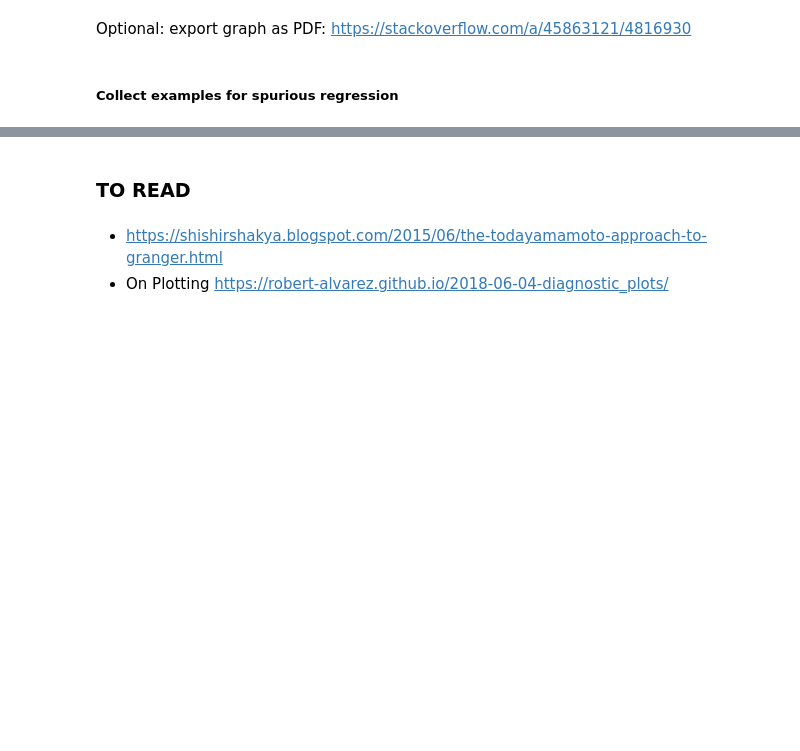
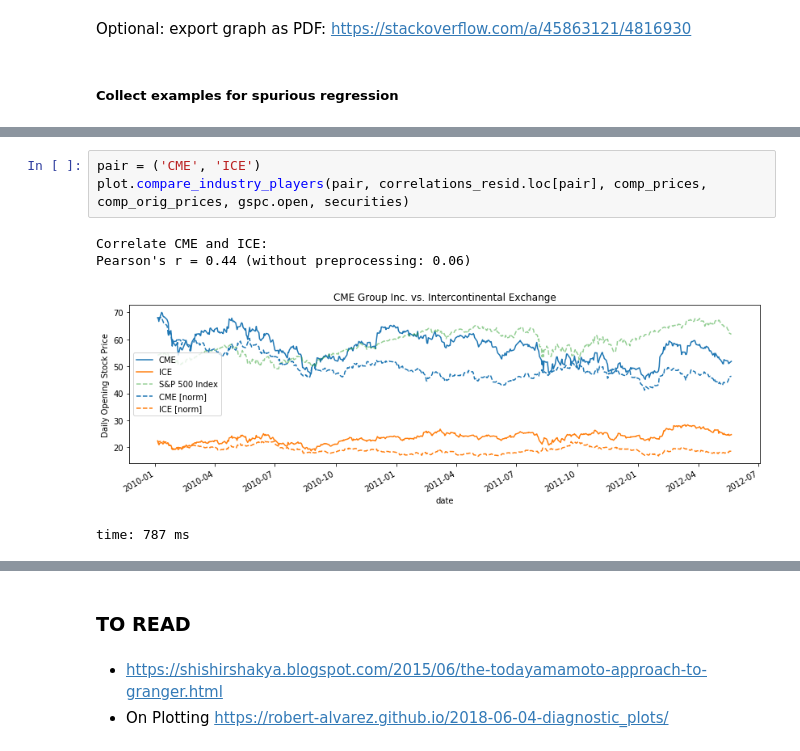
Before and after one commit to Chaoste/nlp-stocks, a Jupyter notebook: research/15.0-Stocks-Regression-Analysis.ipynb, the cells around one changed output, grey strips where cells are left out. Cells and saved outputs as stored; diff of their text form; blank space fills up the shorter version.

```diff
--- a/research/15.0-Stocks-Regression-Analysis.ipynb
+++ b/research/15.0-Stocks-Regression-Analysis.ipynb
@@ -1228,0 +1243,8 @@ time: 263 ms
+# %%
+pair = ('CME', 'ICE')
+plot.compare_industry_players(pair, correlations_resid.loc[pair], comp_prices, comp_orig_prices, gspc.open, securities)
+# %% [output]
+Correlate CME and ICE:
+Pearson's r = 0.44 (without preprocessing: 0.06)
+[figure, added]
+time: 787 ms
```
Also changed, not shown: parts of 31 cells of this notebook, 9 other files.
